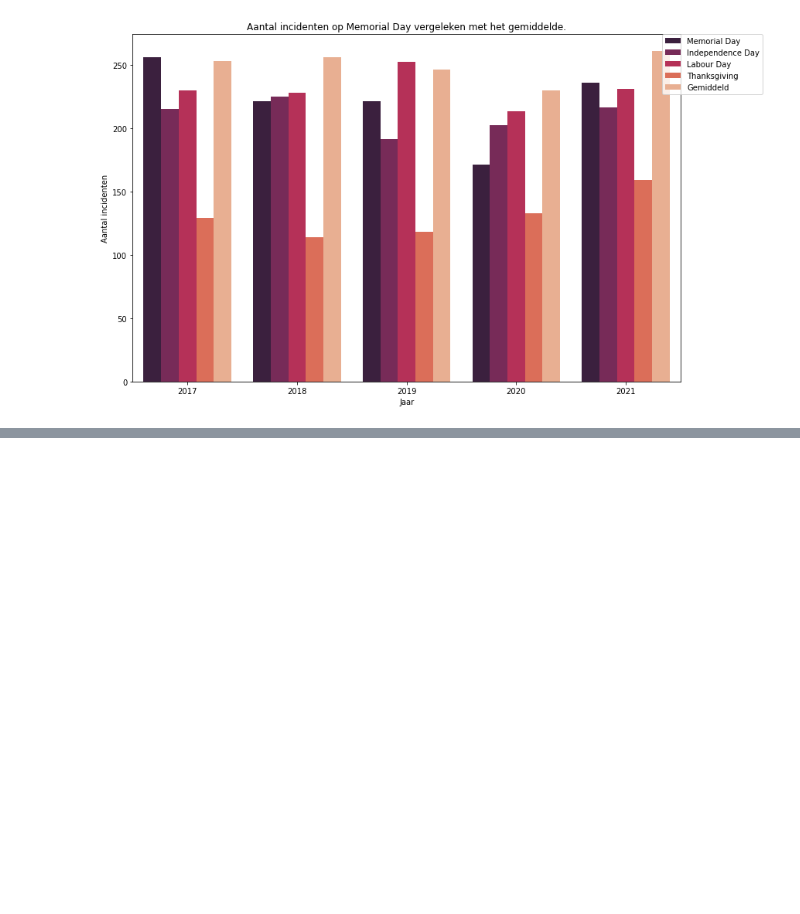
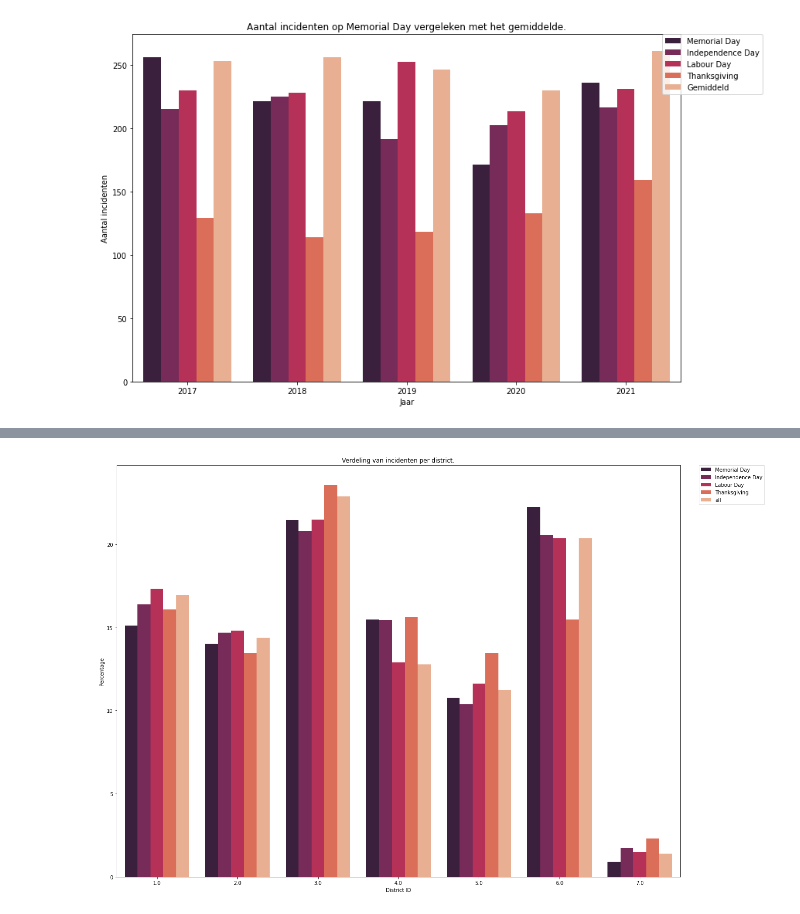
Before and after one commit to KolmschateS/poc-crime, a Jupyter notebook: crimestat.ipynb, the cells around one changed output, grey strips where cells are left out. Drawn from its saved outputs; the diff is of its cells as text; code cells hidden in the pictures; blank space fills up the shorter version.

```diff
--- a/crimestat.ipynb
+++ b/crimestat.ipynb
@@ -336,0 +556,14 @@ plt.show()
+# %%
+a4_dims = (20, 15)
+fig, ax = plt.subplots(figsize=a4_dims)
+
+ax = sns.barplot(
+    ax=ax, data=j3_final, x="DISTRICT_ID", y="percentage", hue="TYPE", palette="rocket"
+)
+ax.set(xlabel="District ID", ylabel="Percentage")
+ax.set(title="Verdeling van incidenten per district.")
+
+plt.legend(bbox_to_anchor=(1.15, 1), loc="upper right", borderaxespad=0)
+plt.show()
+# %% [output]
+[figure, added]
```
Also changed, not shown: parts of 16 cells of this notebook, 1 other file.
